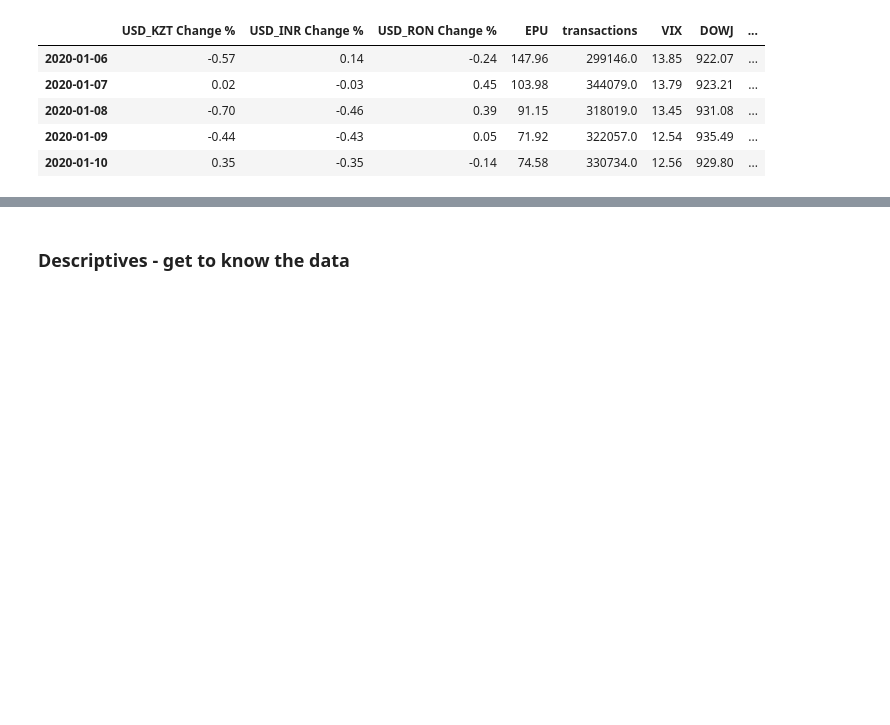
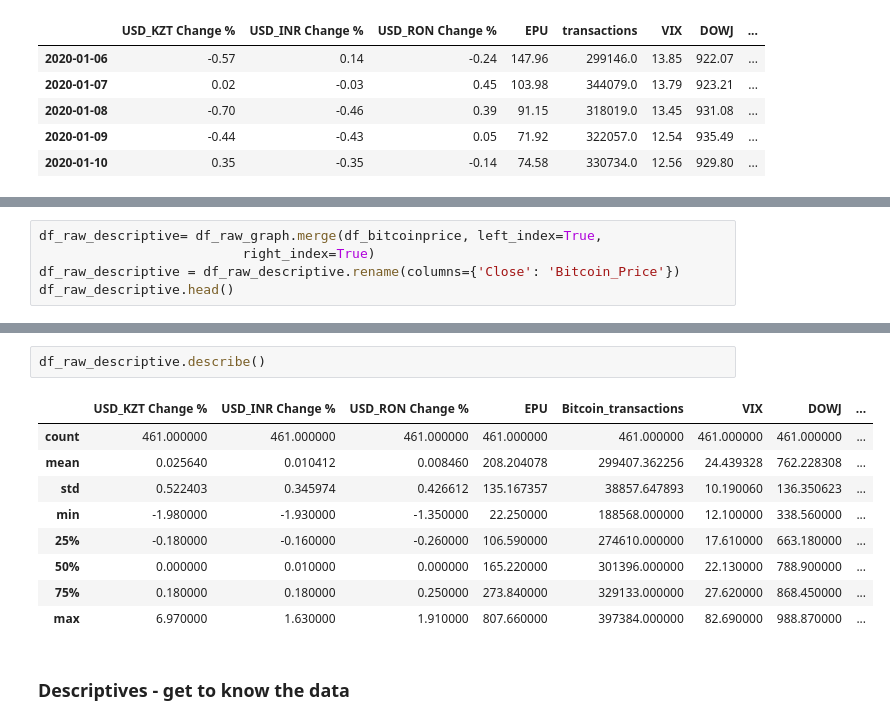
Before and after one commit to Nsmid/Research-project-Fintech-BTC_PRICES, a Jupyter notebook: research_project.ipynb, the cells around one changed output, grey strips where cells are left out. Cells and saved outputs as stored; diff of their text form; blank space fills up the shorter version.

```diff
--- a/research_project.ipynb
+++ b/research_project.ipynb
@@ -637,0 +687,5 @@ df_raw.head() #not rally sure why raw data has 4 less observations than the data
+# %%
+df_raw_descriptive= df_raw_graph.merge(df_bitcoinprice, left_index=True,
+                          right_index=True)
+df_raw_descriptive = df_raw_descriptive.rename(columns={'Close': 'Bitcoin_Price'})
+df_raw_descriptive.head()
@@ -638,3 +699,15 @@ df_raw.head() #not rally sure why raw data has 4 less observations than the data
+# %%
+df_raw_descriptive.describe()
+# %% [output]
+|  | USD_KZT Change % | USD_INR Change % | USD_RON Change % | EPU | Bitcoin_transactions | VIX | DOWJ | ... |
+| count | 461.000000 | 461.000000 | 461.000000 | 461.000000 | 461.000000 | 461.000000 | 461.000000 | ... |
+| mean | 0.025640 | 0.010412 | 0.008460 | 208.204078 | 299407.362256 | 24.439328 | 762.228308 | ... |
+| std | 0.522403 | 0.345974 | 0.426612 | 135.167357 | 38857.647893 | 10.190060 | 136.350623 | ... |
+| min | -1.980000 | -1.930000 | -1.350000 | 22.250000 | 188568.000000 | 12.100000 | 338.560000 | ... |
+| 25% | -0.180000 | -0.160000 | -0.260000 | 106.590000 | 274610.000000 | 17.610000 | 663.180000 | ... |
+| 50% | 0.000000 | 0.010000 | 0.000000 | 165.220000 | 301396.000000 | 22.130000 | 788.900000 | ... |
+| 75% | 0.180000 | 0.180000 | 0.250000 | 273.840000 | 329133.000000 | 27.620000 | 868.450000 | ... |
+| max | 6.970000 | 1.630000 | 1.910000 | 807.660000 | 397384.000000 | 82.690000 | 988.870000 | ... |
 # %% [markdown]
 ### Descriptives - get to know the data
 # %%
```
Also changed, not shown: parts of 43 cells of this notebook.
